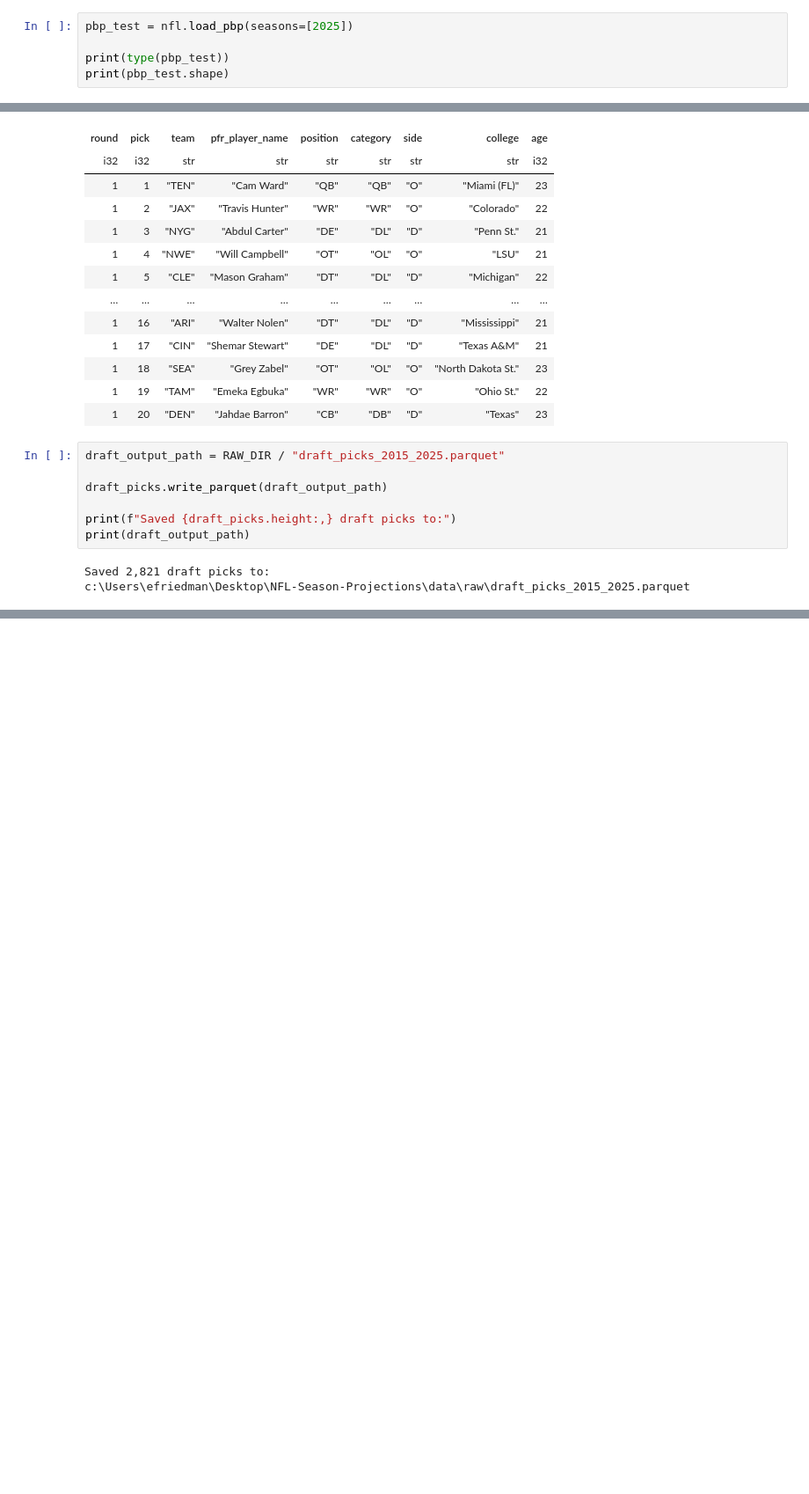
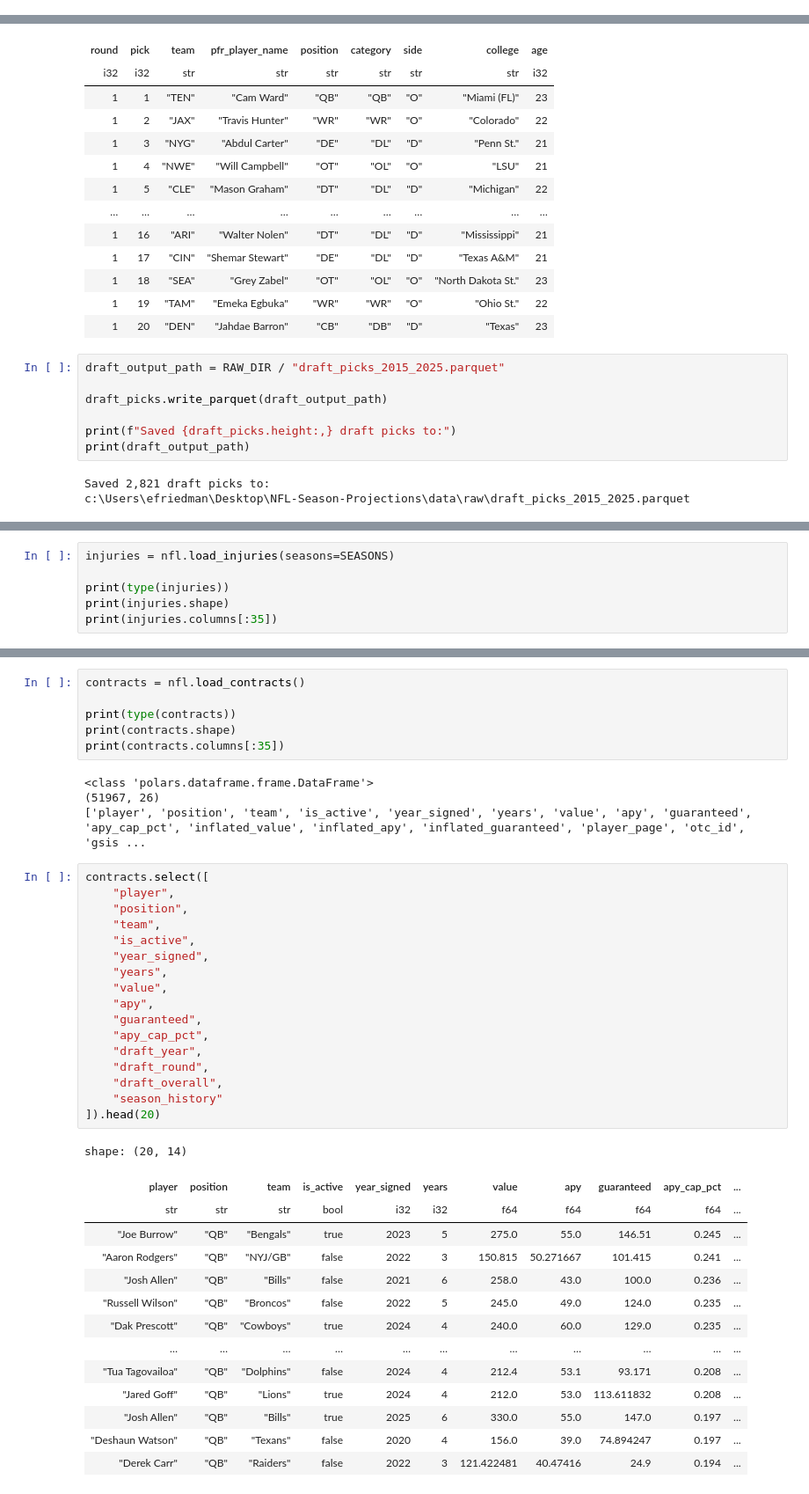
Before and after one commit to ethanfr10/NFL-Season-Projections, a Jupyter notebook: notebooks/01_Data_Collection.ipynb, the cells around one changed output, grey strips where cells are left out. Shown at 88% size. Drawn from its saved outputs; the diff is of its cells as text; blank space fills up the shorter version.

Commit message:
Finishing up Data Collection

```diff
--- a/notebooks/01_Data_Collection.ipynb
+++ b/notebooks/01_Data_Collection.ipynb
@@ -73,5 +68,0 @@ Before collecting the full historical dataset, one season is downloaded to confi
-# %%
-pbp_test = nfl.load_pbp(seasons=[2025])
-
-print(type(pbp_test))
-print(pbp_test.shape)
@@ -626,2 +586,8 @@ This dataset will later support durability measures, returning-player adjustment
 
 Injuries will be treated as context rather than assumed to be perfectly predictable.
+# %%
+injuries = nfl.load_injuries(seasons=SEASONS)
+
+print(type(injuries))
+print(injuries.shape)
+print(injuries.columns[:35])
@@ -627,0 +649,42 @@ Injuries will be treated as context rather than assumed to be perfectly predicta
+# %%
+contracts = nfl.load_contracts()
+
+print(type(contracts))
+print(contracts.shape)
+print(contracts.columns[:35])
+# %% [output]
+<class 'polars.dataframe.frame.DataFrame'>
+(51967, 26)
+['player', 'position', 'team', 'is_active', 'year_signed', 'years', 'value', 'apy', 'guaranteed', 'apy_cap_pct', 'inflated_value', 'inflated_apy', 'inflated_guaranteed', 'player_page', 'otc_id', 'gsis ...
+# %%
+contracts.select([
+    "player",
+    "position",
+    "team",
+    "is_active",
+    "year_signed",
+    "years",
+    "value",
+    "apy",
+    "guaranteed",
+    "apy_cap_pct",
+    "draft_year",
+    "draft_round",
+    "draft_overall",
+    "season_history"
+]).head(20)
+# %% [output]
+shape: (20, 14)
+| player | position | team | is_active | year_signed | years | value | apy | guaranteed | apy_cap_pct | ... |
+| str | str | str | bool | i32 | i32 | f64 | f64 | f64 | f64 | ... |
+| "Joe Burrow" | "QB" | "Bengals" | true | 2023 | 5 | 275.0 | 55.0 | 146.51 | 0.245 | ... |
+| "Aaron Rodgers" | "QB" | "NYJ/GB" | false | 2022 | 3 | 150.815 | 50.271667 | 101.415 | 0.241 | ... |
+| "Josh Allen" | "QB" | "Bills" | false | 2021 | 6 | 258.0 | 43.0 | 100.0 | 0.236 | ... |
+| "Russell Wilson" | "QB" | "Broncos" | false | 2022 | 5 | 245.0 | 49.0 | 124.0 | 0.235 | ... |
+| "Dak Prescott" | "QB" | "Cowboys" | true | 2024 | 4 | 240.0 | 60.0 | 129.0 | 0.235 | ... |
+| … | … | … | … | … | … | … | … | … | … | ... |
+| "Tua Tagovailoa" | "QB" | "Dolphins" | false | 2024 | 4 | 212.4 | 53.1 | 93.171 | 0.208 | ... |
+| "Jared Goff" | "QB" | "Lions" | true | 2024 | 4 | 212.0 | 53.0 | 113.611832 | 0.208 | ... |
+| "Josh Allen" | "QB" | "Bills" | true | 2025 | 6 | 330.0 | 55.0 | 147.0 | 0.197 | ... |
+| "Deshaun Watson" | "QB" | "Texans" | false | 2020 | 4 | 156.0 | 39.0 | 74.894247 | 0.197 | ... |
+| "Derek Carr" | "QB" | "Raiders" | false | 2022 | 3 | 121.422481 | 40.47416 | 24.9 | 0.194 | ... |
```
Also changed, not shown: parts of 30 cells of this notebook, 6 other files.
